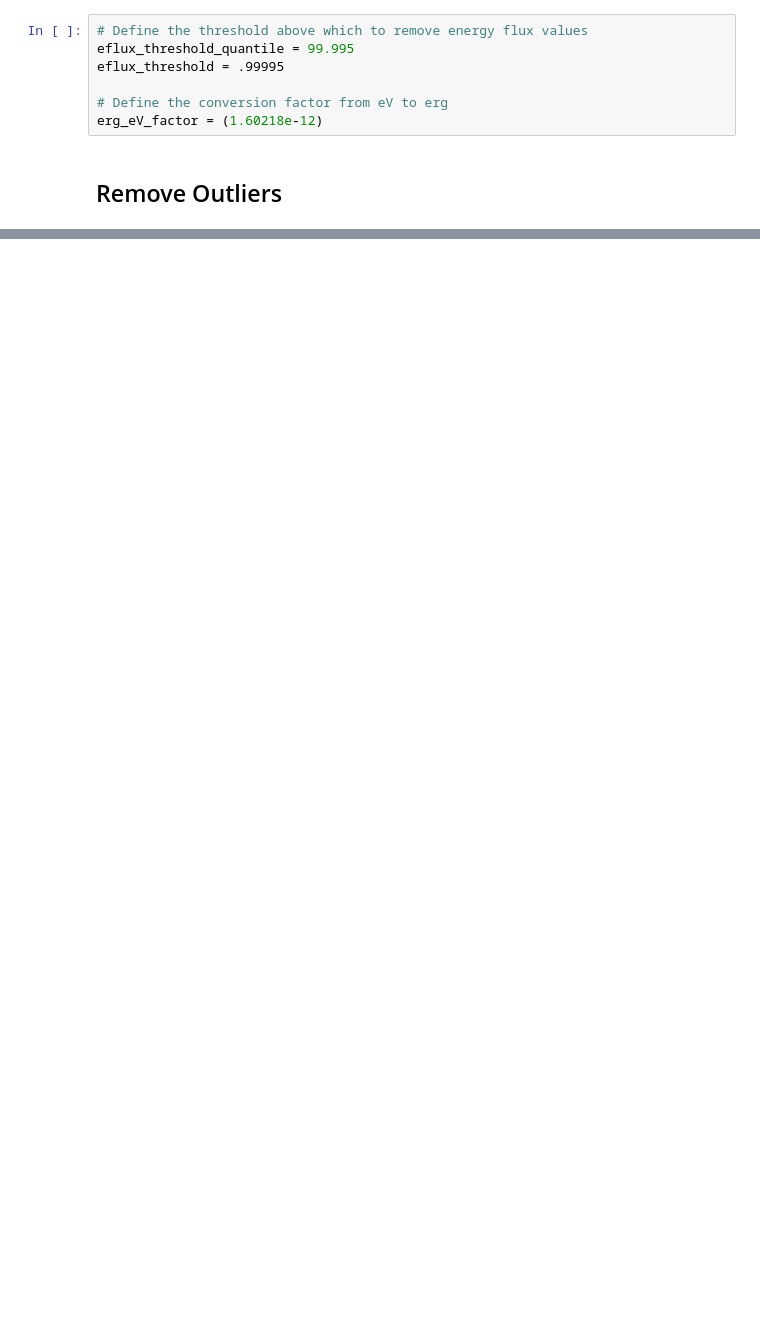
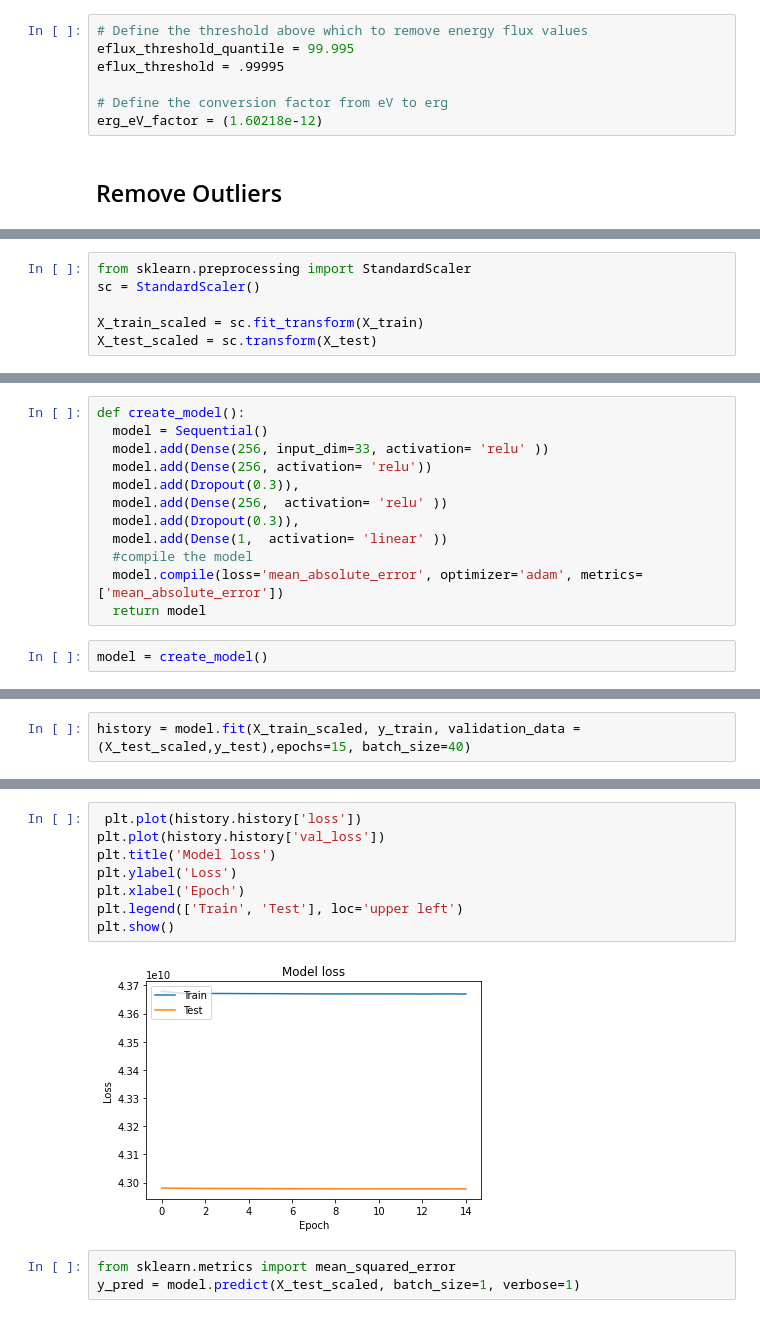
Before and after one commit to plaban1981/TMLC, a Jupyter notebook: DMSP_Particle_Precipitate_Flux_Prediction.ipynb, the cells around one changed output, grey strips where cells are left out. Saved outputs shown, nothing was run; the diff lists cells and outputs as text; blank space fills up the shorter version.

```diff
--- a/DMSP_Particle_Precipitate_Flux_Prediction.ipynb
+++ b/DMSP_Particle_Precipitate_Flux_Prediction.ipynb
@@ -162,0 +230,6 @@ erg_eV_factor = (1.60218e-12)
+# %%
+from sklearn.preprocessing import StandardScaler
+sc = StandardScaler()
+
+X_train_scaled = sc.fit_transform(X_train)
+X_test_scaled = sc.transform(X_test)
@@ -162,0 +287,14 @@ erg_eV_factor = (1.60218e-12)
+# %%
+def create_model():
+  model = Sequential()
+  model.add(Dense(256, input_dim=33, activation= 'relu' ))
+  model.add(Dense(256, activation= 'relu'))
+  model.add(Dropout(0.3)),
+  model.add(Dense(256,  activation= 'relu' ))
+  model.add(Dropout(0.3)),
+  model.add(Dense(1,  activation= 'linear' ))
+  #compile the model
+  model.compile(loss='mean_absolute_error', optimizer='adam', metrics=['mean_absolute_error'])
+  return model
+# %%
+model = create_model()
@@ -162,0 +323,2 @@ erg_eV_factor = (1.60218e-12)
+# %%
+history = model.fit(X_train_scaled, y_train, validation_data = (X_test_scaled,y_test),epochs=15, batch_size=40)
@@ -162,0 +343,13 @@ erg_eV_factor = (1.60218e-12)
+# %%
+ plt.plot(history.history['loss'])
+plt.plot(history.history['val_loss'])
+plt.title('Model loss')
+plt.ylabel('Loss')
+plt.xlabel('Epoch')
+plt.legend(['Train', 'Test'], loc='upper left')
+plt.show()
+# %% [output]
+[figure, added]
+# %%
+from sklearn.metrics import mean_squared_error
+y_pred = model.predict(X_test_scaled, batch_size=1, verbose=1)
```
Also changed, not shown: parts of 43 cells of this notebook.
